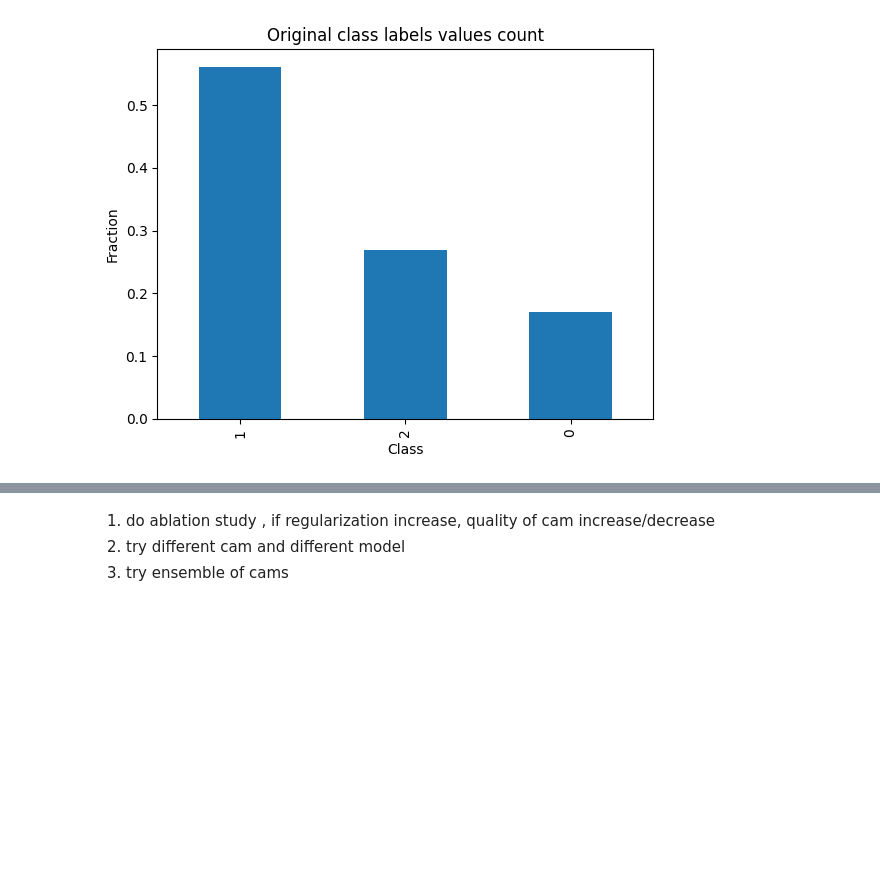
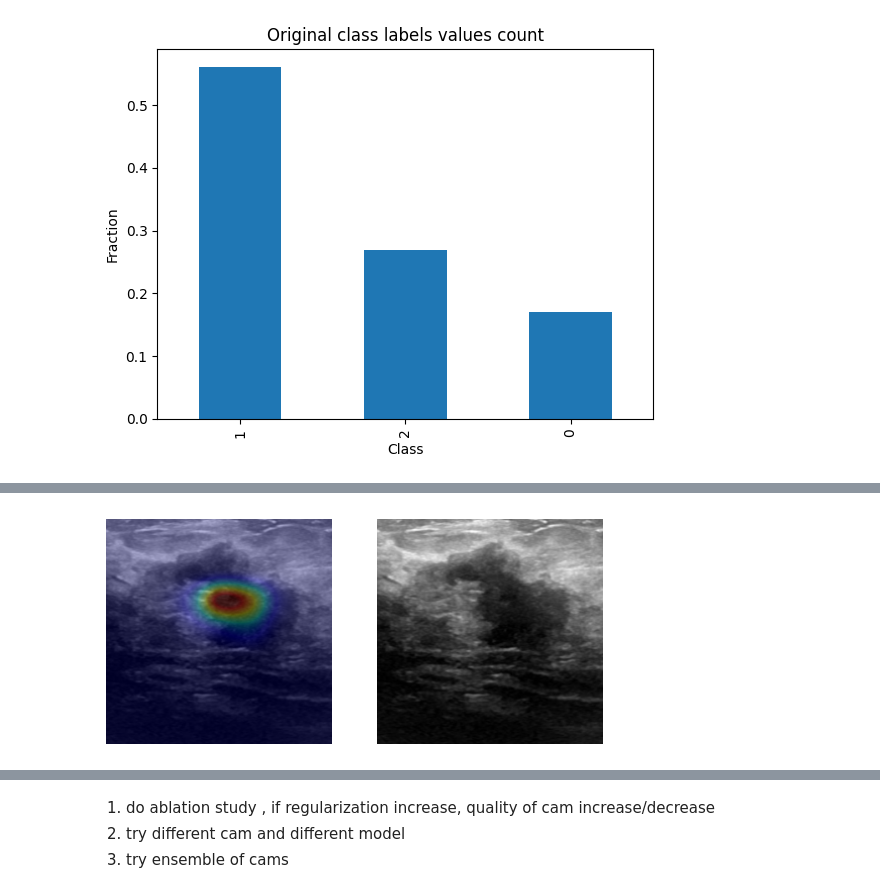
Before and after one commit to rushikeshpawar22581/DLCV-Project2024-Automated_prompt_extraction_for_SAM, a Jupyter notebook: ResNet50_gradcam/resnet50_gradcam.ipynb, the cells around one changed output, grey strips where cells are left out. Cells and saved outputs as stored; diff of their text form; code cells hidden in the pictures; blank space fills up the shorter version.

```diff
--- a/ResNet50_gradcam/resnet50_gradcam.ipynb
+++ b/ResNet50_gradcam/resnet50_gradcam.ipynb
@@ -17,6 +24,17 @@ from torchvision.transforms import Lambda
 class UltrasoundDataset(Dataset):
     '''
     Custom dataset class for ultrasound images
+
+    Args:
+    dataframe: pandas dataframe containing image paths and labels
+    transform: torchvision.transforms.Compose object for image augmentation for training/testing
+    transform_og: torchvision.transforms.Compose object for image augmentation for visualizing original images
+    return_og: bool, if True, returns original image along with transformed image
+
+    Returns:
+    image1: transformed image
+    label: label of the image
+    image2: original image (if return_og is True)
     '''
     def __init__(self, dataframe, transform=None, transform_og=None, return_og=False):
         self.dataframe = dataframe
@@ -304,0 +479,44 @@ trainer = ClassificationTrainer(
+# %%
+# Define the preprocessing transforms
+transforms = torchvision.transforms.Compose([
+    torchvision.transforms.Resize(256),
+    torchvision.transforms.CenterCrop(224),
+    torchvision.transforms.ToTensor(),
+    #grayscale to RGB since the model was trained on RGB images
+    Lambda(lambda x: x.repeat(3, 1, 1) if x.shape[0] == 1 else x),  # Convert grayscale to RGB
+    # Normalize the image using the mean and standard deviation of the ImageNet dataset
+    torchvision.transforms.Normalize(mean=[0.485, 0.456, 0.406], std=[0.229, 0.224, 0.225]),
+])
+
+transforms_og = torchvision.transforms.Compose([
+    torchvision.transforms.Resize(256),
+    torchvision.transforms.CenterCrop(224),
+    torchvision.transforms.ToTensor(),
+    #grayscale to RGB since the model was trained on RGB images
+    Lambda(lambda x: x.repeat(3, 1, 1) if x.shape[0] == 1 else x),  # Convert grayscale to RGB
+])
+
+val_dataset_og = UltrasoundDataset(val_df, transform=transforms, transform_og=transforms_og, return_og=True)
+val_dataloader_og = DataLoader(val_dataset_og, batch_size=1, shuffle=True)
+
+train_dataset_og = UltrasoundDataset(train_df, transform=transforms, transform_og=transforms_og, return_og=True)
+train_dataloader_og = DataLoader(train_dataset_og, batch_size=1, shuffle=True)
+
+import matplotlib.pyplot as plt
+from torchcam.utils import overlay_mask
+from torchvision.transforms.functional import to_pil_image
+with GradCAM(model) as cam_extractor:
+    for img, label,og_img in val_dataloader_og:
+        img = img[:1].to(DEVICE)
+        label = label.to(DEVICE)
+        out = model(img)
+
+        activation_map = cam_extractor(out.squeeze(0).argmax().item(), out)
+        fig,ax = plt.subplots(1,2)
+        # plt.imshow(img[0].permute(1, 2, 0).cpu().numpy()); plt.axis('off'); plt.tight_layout(); plt.show()
+        result = overlay_mask(to_pil_image(og_img[0]), to_pil_image(activation_map[0].squeeze(0), mode='F'), alpha=0.7)
+        # Display it
+        ax[0].imshow(result); ax[0].axis('off');
+        ax[1].imshow(og_img[0].permute(1, 2, 0).cpu().numpy()); ax[1].axis('off'); plt.show()
+        break
+# %% [output]
@@ -304,0 +524 @@ trainer = ClassificationTrainer(
+[figure, added]
```
Also changed, not shown: parts of 11 cells of this notebook, 1 other file.
